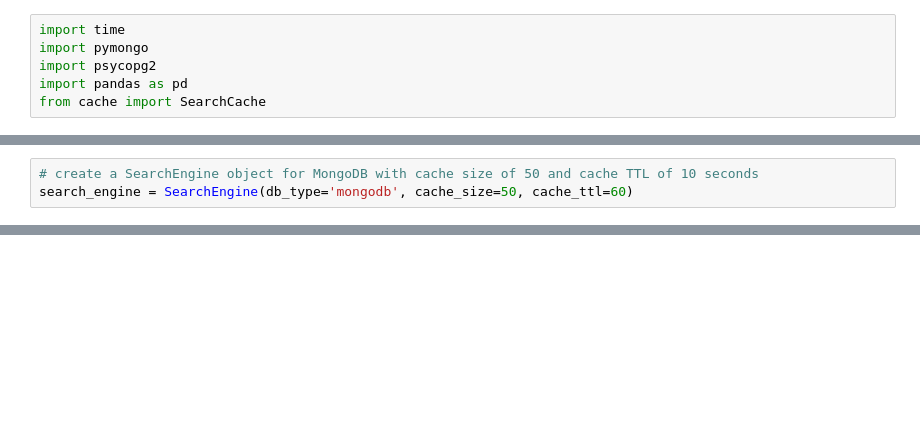
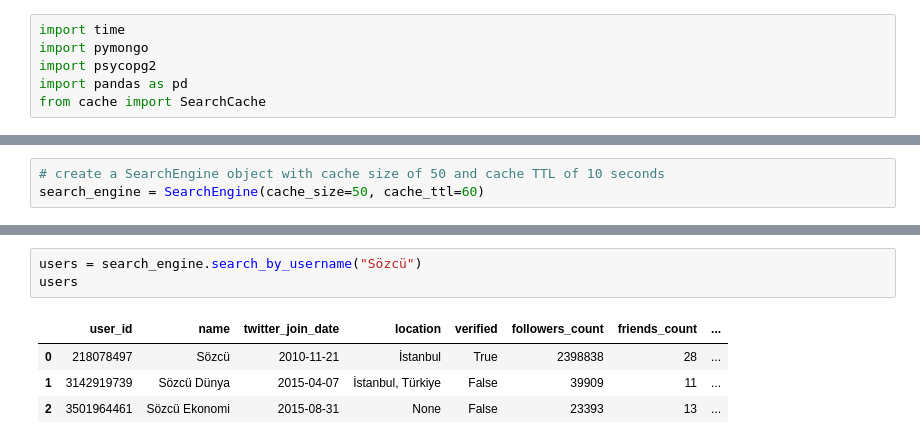
Before and after one commit to RU-Insane/Twitter-Search-Application, a Jupyter notebook: Searching.ipynb, the cells around one changed output, grey strips where cells are left out. Cells and saved outputs as stored; diff of their text form; blank space fills up the shorter version.

```diff
--- a/Searching.ipynb
+++ b/Searching.ipynb
@@ -197,3 +382,3 @@ class SearchEngine:
 # %%
-# create a SearchEngine object for MongoDB with cache size of 50 and cache TTL of 10 seconds
-search_engine = SearchEngine(db_type='mongodb', cache_size=50, cache_ttl=60)
+# create a SearchEngine object with cache size of 50 and cache TTL of 10 seconds
+search_engine = SearchEngine(cache_size=50, cache_ttl=60)
@@ -226,0 +420,8 @@ top_tweets
+# %%
+users = search_engine.search_by_username("Sözcü")
+users
+# %% [output]
+|  | user_id | name | twitter_join_date | location | verified | followers_count | friends_count | ... |
+| 0 | 218078497 | Sözcü | 2010-11-21 | İstanbul | True | 2398838 | 28 | ... |
+| 1 | 3142919739 | Sözcü Dünya | 2015-04-07 | İstanbul, Türkiye | False | 39909 | 11 | ... |
+| 2 | 3501964461 | Sözcü Ekonomi | 2015-08-31 | None | False | 23393 | 13 | ... |
```
Also changed, not shown: parts of 5 cells of this notebook.
